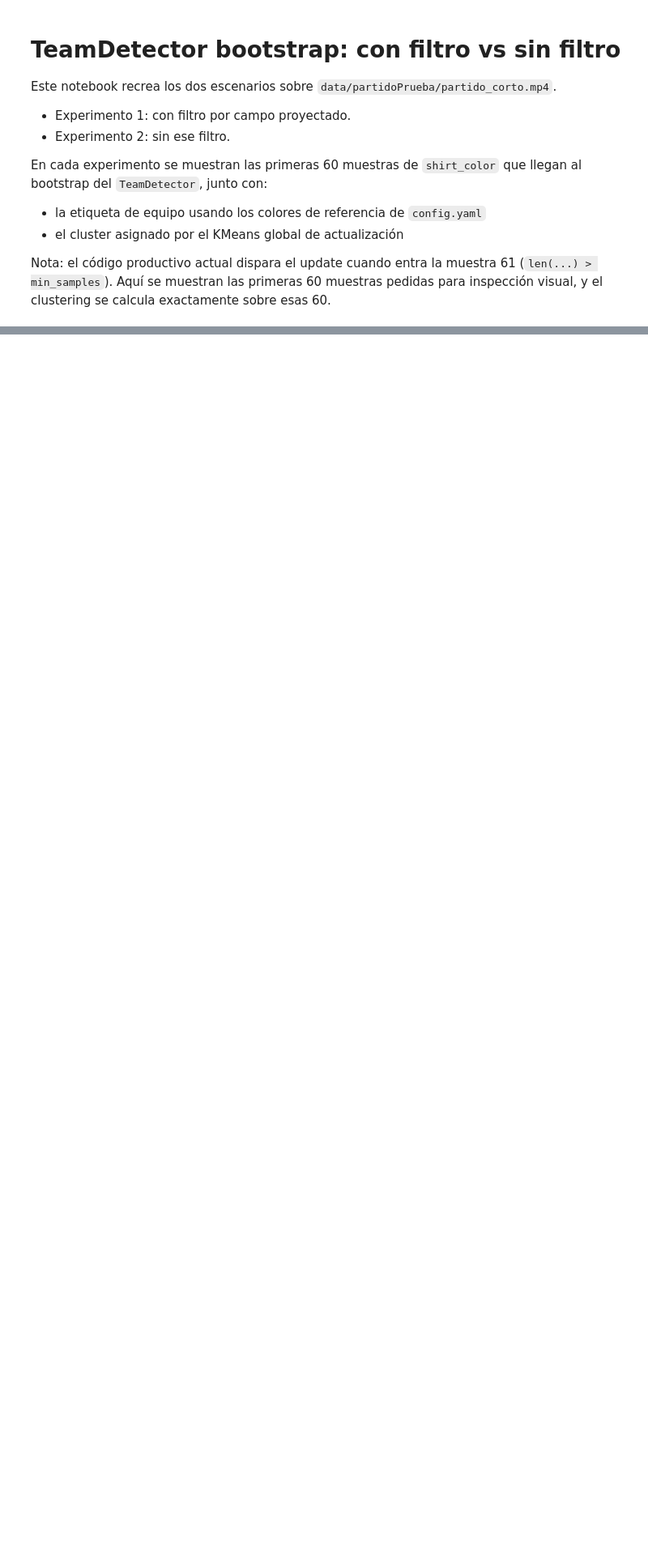
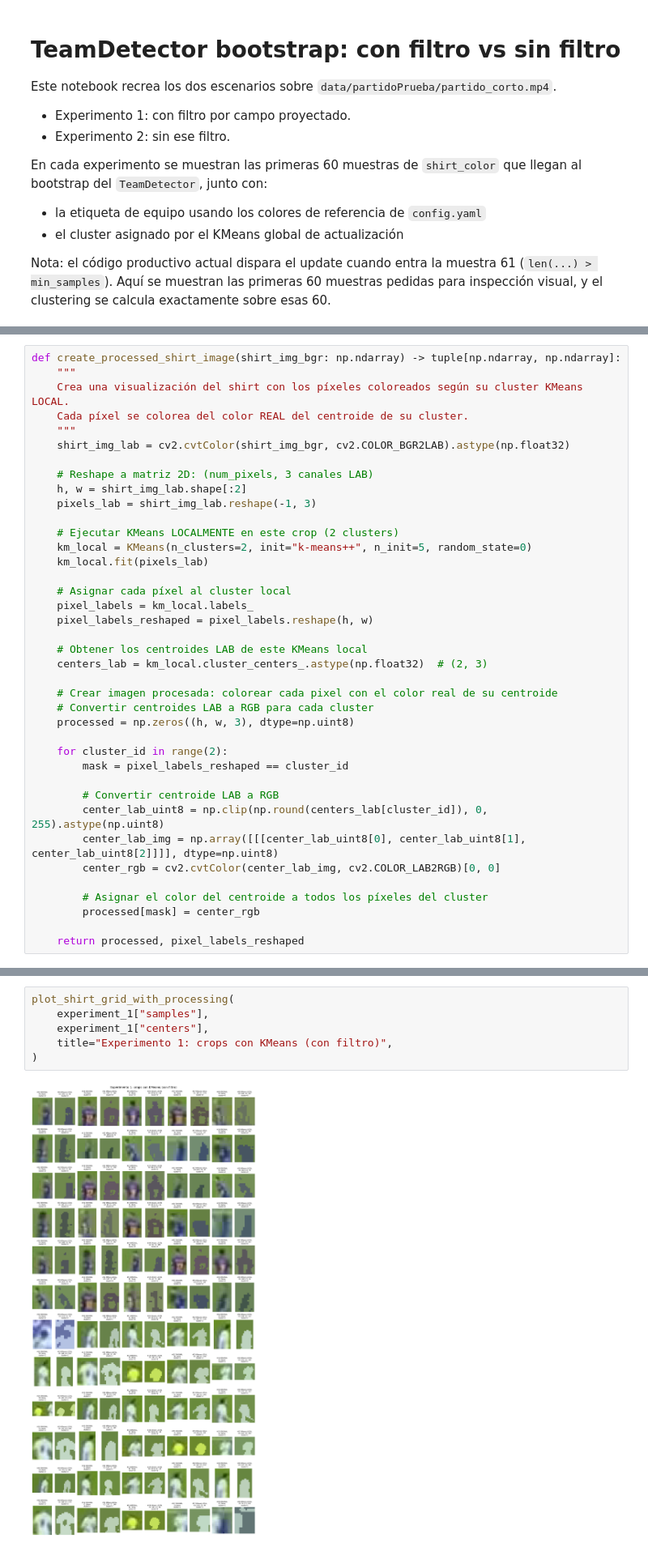
Before and after one commit to hectorgarciaa/narrador-futbol, a Jupyter notebook: experiments/visualization/team_detector_bootstrap_filter_comparison.ipynb, the cells around one changed output, grey strips where cells are left out. Shown at 81% size. Saved outputs shown, nothing was run; the diff lists cells and outputs as text; blank space fills up the shorter version.

```diff
--- a/experiments/visualization/team_detector_bootstrap_filter_comparison.ipynb
+++ b/experiments/visualization/team_detector_bootstrap_filter_comparison.ipynb
@@ -320,3 +321,42 @@ def run_experiment(title: str, disable_field_filter: bool = False):
         "labels": labels,
         "centers": centers,
     }
+# %%
+def create_processed_shirt_image(shirt_img_bgr: np.ndarray) -> tuple[np.ndarray, np.ndarray]:
+    """
+    Crea una visualización del shirt con los píxeles coloreados según su cluster KMeans LOCAL.
+    Cada píxel se colorea del color REAL del centroide de su cluster.
+    """
+    shirt_img_lab = cv2.cvtColor(shirt_img_bgr, cv2.COLOR_BGR2LAB).astype(np.float32)
+
+    # Reshape a matriz 2D: (num_pixels, 3 canales LAB)
+    h, w = shirt_img_lab.shape[:2]
+    pixels_lab = shirt_img_lab.reshape(-1, 3)
+
+    # Ejecutar KMeans LOCALMENTE en este crop (2 clusters)
+    km_local = KMeans(n_clusters=2, init="k-means++", n_init=5, random_state=0)
+    km_local.fit(pixels_lab)
+
+    # Asignar cada píxel al cluster local
+    pixel_labels = km_local.labels_
+    pixel_labels_reshaped = pixel_labels.reshape(h, w)
+
+    # Obtener los centroides LAB de este KMeans local
+    centers_lab = km_local.cluster_centers_.astype(np.float32)  # (2, 3)
+
+    # Crear imagen procesada: colorear cada pixel con el color real de su centroide
+    # Convertir centroides LAB a RGB para cada cluster
+    processed = np.zeros((h, w, 3), dtype=np.uint8)
+
+    for cluster_id in range(2):
+        mask = pixel_labels_reshaped == cluster_id
+
+        # Convertir centroide LAB a RGB
+        center_lab_uint8 = np.clip(np.round(centers_lab[cluster_id]), 0, 255).astype(np.uint8)
+        center_lab_img = np.array([[[center_lab_uint8[0], center_lab_uint8[1], center_lab_uint8[2]]]], dtype=np.uint8)
+        center_rgb = cv2.cvtColor(center_lab_img, cv2.COLOR_LAB2RGB)[0, 0]
+
+        # Asignar el color del centroide a todos los píxeles del cluster
+        processed[mask] = center_rgb
+
+    return processed, pixel_labels_reshaped
@@ -332,0 +478,8 @@ experiment_2 = run_experiment(
+# %%
+plot_shirt_grid_with_processing(
+    experiment_1["samples"],
+    experiment_1["centers"],
+    title="Experimento 1: crops con KMeans (con filtro)",
+)
+# %% [output]
+[figure, added]
```
Also changed, not shown: parts of 5 cells of this notebook, 28 other files.
